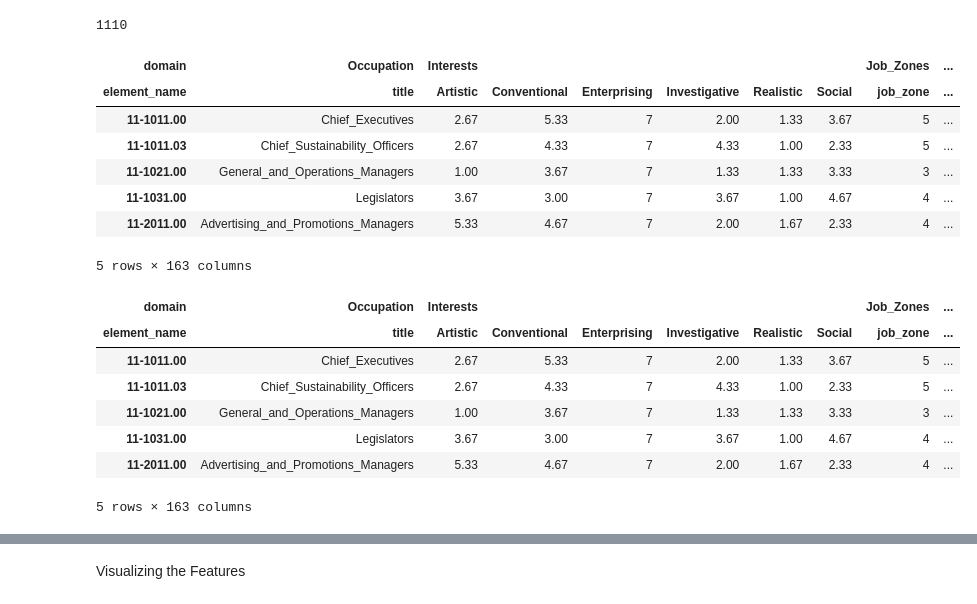
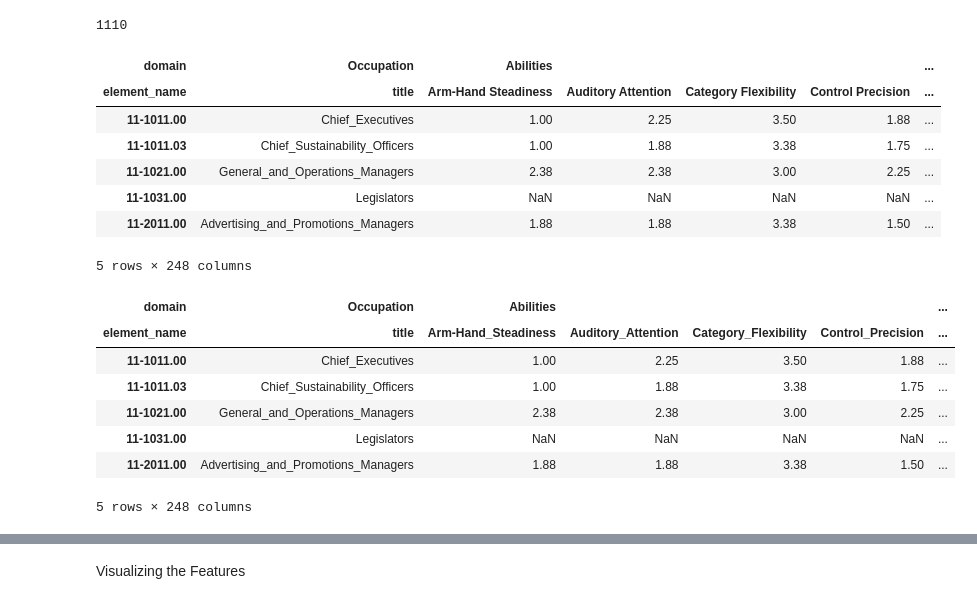
Before and after one commit to annaswigart/career-xplorer, a Jupyter notebook: ipython_notebooks/data_manipulation.ipynb, the cells around one changed output, grey strips where cells are left out. Cells and saved outputs as stored; diff of their text form; code cells hidden in the pictures.

Commit message:
Updating knowledge and abilities values

```diff
--- a/ipython_notebooks/data_manipulation.ipynb
+++ b/ipython_notebooks/data_manipulation.ipynb
@@ -58,3 +58,6 @@ len(abilities_final)
 feature(abilities_final)
 # %% [output]
 52
+# %%
+abilities_final['domain'] = 'Abilities'
+abilities_final.head()
@@ -60,0 +72,6 @@ feature(abilities_final)
+# %%
+abilities_pt = abilities_final.pivot_table('data_value',
+                                           rows = 'onet_soc_code',
+                                           cols = ['domain', 'element_name'],
+                                           aggfunc = 'sum')
+abilities_pt.head()
@@ -71,3 +98,6 @@ len(knowledge_final)
 feature(knowledge_final)
 # %% [output]
 33
+# %%
+knowledge_final['domain'] = 'Knowledge'
+knowledge_final.head()
@@ -73,0 +112,6 @@ feature(knowledge_final)
+# %%
+knowledge_pt = knowledge_final.pivot_table('data_value',
+                                           rows = 'onet_soc_code',
+                                           cols = ['domain', 'element_name'],
+                                           aggfunc = 'sum')
+knowledge_pt.head()
@@ -354,22 +408,22 @@ Try using .loc[row_index,col_indexer] = value instead
   self[name] = value
 1110
 # %%
-domain_pt_list = [interests_pt, job_zones_pt, skills_pt, work_activities_pt, work_context_CX_pt, work_context_CT_pt, work_styles_pt, work_values_pt]
+domain_pt_list = [abilities_pt, knowledge_pt, interests_pt, job_zones_pt, skills_pt, work_activities_pt, work_context_CX_pt, work_context_CT_pt, work_styles_pt, work_values_pt]
 
 combined_df = pd.concat(domain_pt_list, axis=1)
 
 combined_df = pd.merge(occ_data_pt, combined_df, left_index = True, right_index = True)
 
 combined_df.head()
 # %% [output]
-| domain | Occupation | Interests |  |  |  |  |  | Job_Zones | ... |
-| element_name | title | Artistic | Conventional | Enterprising | Investigative | Realistic | Social | job_zone | ... |
-| 11-1011.00 | Chief_Executives | 2.67 | 5.33 | 7 | 2.00 | 1.33 | 3.67 | 5 | ... |
-| 11-1011.03 | Chief_Sustainability_Officers | 2.67 | 4.33 | 7 | 4.33 | 1.00 | 2.33 | 5 | ... |
-| 11-1021.00 | General_and_Operations_Managers | 1.00 | 3.67 | 7 | 1.33 | 1.33 | 3.33 | 3 | ... |
-| 11-1031.00 | Legislators | 3.67 | 3.00 | 7 | 3.67 | 1.00 | 4.67 | 4 | ... |
-| 11-2011.00 | Advertising_and_Promotions_Managers | 5.33 | 4.67 | 7 | 2.00 | 1.67 | 2.33 | 4 | ... |
+| domain | Occupation | Abilities |  |  |  | ... |
+| element_name | title | Arm-Hand Steadiness | Auditory Attention | Category Flexibility | Control Precision | ... |
+| 11-1011.00 | Chief_Executives | 1.00 | 2.25 | 3.50 | 1.88 | ... |
+| 11-1011.03 | Chief_Sustainability_Officers | 1.00 | 1.88 | 3.38 | 1.75 | ... |
+| 11-1021.00 | General_and_Operations_Managers | 2.38 | 2.38 | 3.00 | 2.25 | ... |
+| 11-1031.00 | Legislators | NaN | NaN | NaN | NaN | ... |
+| 11-2011.00 | Advertising_and_Promotions_Managers | 1.88 | 1.88 | 3.38 | 1.50 | ... |
-5 rows × 163 columns
+5 rows × 248 columns
 # %%
 # Remove spaces in element names
 combined_df = combined_df.rename(columns=lambda x: x.replace(' ', '_'))
@@ -378,14 +432,14 @@ combined_df = combined_df.rename(columns=lambda x: x.replace(' ', '_'))
 # %%
 combined_df.head()
 # %% [output]
-| domain | Occupation | Interests |  |  |  |  |  | Job_Zones | ... |
-| element_name | title | Artistic | Conventional | Enterprising | Investigative | Realistic | Social | job_zone | ... |
-| 11-1011.00 | Chief_Executives | 2.67 | 5.33 | 7 | 2.00 | 1.33 | 3.67 | 5 | ... |
-| 11-1011.03 | Chief_Sustainability_Officers | 2.67 | 4.33 | 7 | 4.33 | 1.00 | 2.33 | 5 | ... |
-| 11-1021.00 | General_and_Operations_Managers | 1.00 | 3.67 | 7 | 1.33 | 1.33 | 3.33 | 3 | ... |
-| 11-1031.00 | Legislators | 3.67 | 3.00 | 7 | 3.67 | 1.00 | 4.67 | 4 | ... |
-| 11-2011.00 | Advertising_and_Promotions_Managers | 5.33 | 4.67 | 7 | 2.00 | 1.67 | 2.33 | 4 | ... |
+| domain | Occupation | Abilities |  |  |  | ... |
+| element_name | title | Arm-Hand_Steadiness | Auditory_Attention | Category_Flexibility | Control_Precision | ... |
+| 11-1011.00 | Chief_Executives | 1.00 | 2.25 | 3.50 | 1.88 | ... |
+| 11-1011.03 | Chief_Sustainability_Officers | 1.00 | 1.88 | 3.38 | 1.75 | ... |
+| 11-1021.00 | General_and_Operations_Managers | 2.38 | 2.38 | 3.00 | 2.25 | ... |
+| 11-1031.00 | Legislators | NaN | NaN | NaN | NaN | ... |
+| 11-2011.00 | Advertising_and_Promotions_Managers | 1.88 | 1.88 | 3.38 | 1.50 | ... |
-5 rows × 163 columns
+5 rows × 248 columns
 # %%
 def normalize(series):
     maximum = series.max()
```
Also changed, not shown: parts of 15 cells of this notebook.
